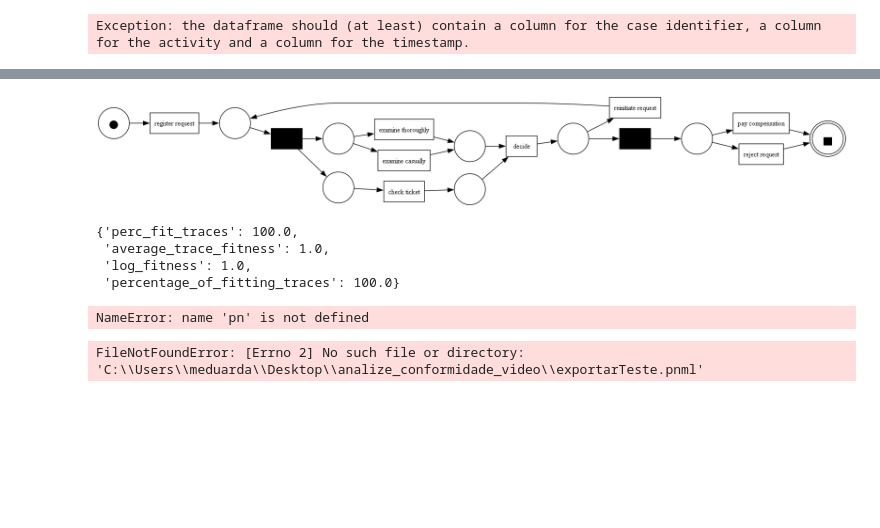
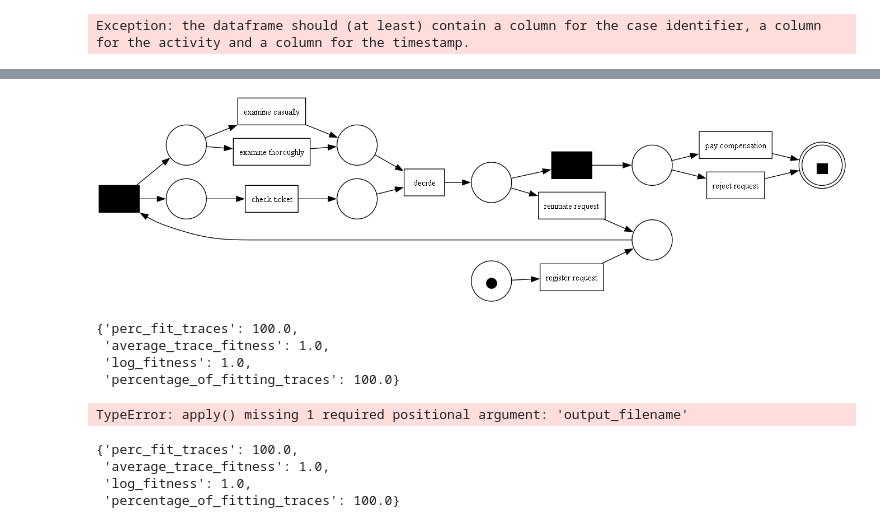
Before and after one commit to gabriellaserra/Process-mining-novo, a Jupyter notebook: Notebooks/betsabe.ipynb, the cells around one changed output, grey strips where cells are left out. Saved outputs shown, nothing was run; the diff lists cells and outputs as text; code cells hidden in the pictures; blank space fills up the shorter version.

```diff
--- a/Notebooks/betsabe.ipynb
+++ b/Notebooks/betsabe.ipynb
@@ -217,20 +217,15 @@ NameError: name 'pn3' is not defined
 # %%
-# modelDataframePmnl, start, end =  pm4py.read_pnml('C:\\Users\\meduarda\\grupo-2-3\\Bases_de_Dados\\running-example-model-convertido.pnml')
-#-------------------------------------------------
+3 # Rede petri (a cada enter ela muda)
 dataframe = pm4py.format_dataframe(pd.read_csv('C:\\Process Mining\\grupo-2\\Bases_de_Dados\\running-example_3.csv', sep=';'), case_id='case_id', activity_key='activity', timestamp_key='timestamp')
 pn, ini, fim = pm4py.discover_petri_net_inductive(dataframe)
-df_problems = pm4py.format_dataframe(pd.read_csv("C:\Process Mining\grupo-2\Bases_de_Dados\exemplo-modificado.csv", sep=';'), case_id='case_id', activity_key='activity', timestamp_key='timestamp')
+df_problems = pm4py.format_dataframe(pd.read_csv("C:\\Process Mining\\grupo-2\\Bases_de_Dados\\exemplo-modificado.csv", sep=';'), case_id='case_id', activity_key='activity', timestamp_key='timestamp')
 
-# declare_model = pm4py.discover_declare(df_problems)
 pm4py.view_petri_net(pn,ini,fim)
 
 conformance = pm4py.fitness_token_based_replay(dataframe, pn, ini, fim)
 conformance
-
-
-# arquivoPnml = pm4py.conformance.conformance_diagnostics_alignments(df_problems, pn, ini, fim)
 # %% [output]
-[figure, old version]
+[figure, new version]
 {'perc_fit_traces': 100.0,
  'average_trace_fitness': 1.0,
  'log_fitness': 1.0,
@@ -239,12 +234,9 @@ conformance
 # exportar uma rede de petri para o yasper
 import pm4py
 from pm4py.objects.petri_net.importer import importer as pmnl_importer
-from pm4py.objects.petri_net import pm4py.objects.petri_net as pnml_exporter
+from pm4py.objects.petri_net import exporter as pnml_exporter
 from pm4py.visualization.petri_net import visualizer as pn_visualizer
 from IPython.display import Image
 
 #pn ini fim é a base rea
-
-pm4py.objects.petri_net.exporter.apply(pn, ini, "C:\\Users\\betsabenogueira\\Documents\\arquivos de conformidade\\redepetritoyaspe.pnml")
+pnml_exporter.exporter.apply(pn, ini, "C:\\Users\\betsabenogueira\\grupo-2-1\\Bases_de_Dados\\teste.pnml")
-# %% [output]
-NameError: name 'pn' is not defined
@@ -251,12 +264,20 @@ NameError: name 'pn' is not defined
+# %%
+#pn ini fim é a base rea
+pnml_exporter.exporter.apply(caminho_pnml_convertido, 'C:\\Users\\betsabenogueira\\Documents\\arquivos de conformidade\\redepetritoyaspe.pnml')
+# %% [output]
+TypeError: apply() missing 1 required positional argument: 'output_filename'
 # %%
-#rede inicial final é o alterado
-rede, inicial, final = pmnl_importer.apply('C:\\Users\\meduarda\\Desktop\\analize_conformidade_video\\exportarTeste.pnml')
+# analise de conformidade do original com a rede petri alterada
+rede, inicial, final = pmnl_importer.apply("C:\\Users\\betsabenogueira\\Documents\\arquivos de conformidade\\redepetritoyaspe5.pnml")
 conformance2 = pm4py.fitness_token_based_replay(dataframe, pn, ini, fim)
-graf = pn_visualizer.apply(dataframe, inicial, final)
-image = pn_visualizer.view(graf)
-Image(image)
+# graf = pn_visualizer.apply(rede, inicial, final)
+# imagem = pn_visualizer.view(graf)
+conformance2
 # %% [output]
-FileNotFoundError: [Errno 2] No such file or directory: 'C:\\Users\\meduarda\\Desktop\\analize_conformidade_video\\exportarTeste.pnml'
+{'perc_fit_traces': 100.0,
+ 'average_trace_fitness': 1.0,
+ 'log_fitness': 1.0,
+ 'percentage_of_fitting_traces': 100.0}
 # %%
 ''' TAREFAS:
 1- exportar rede de petri para o yasper
```
Also changed, not shown: parts of 3 cells of this notebook, 3 other files.
